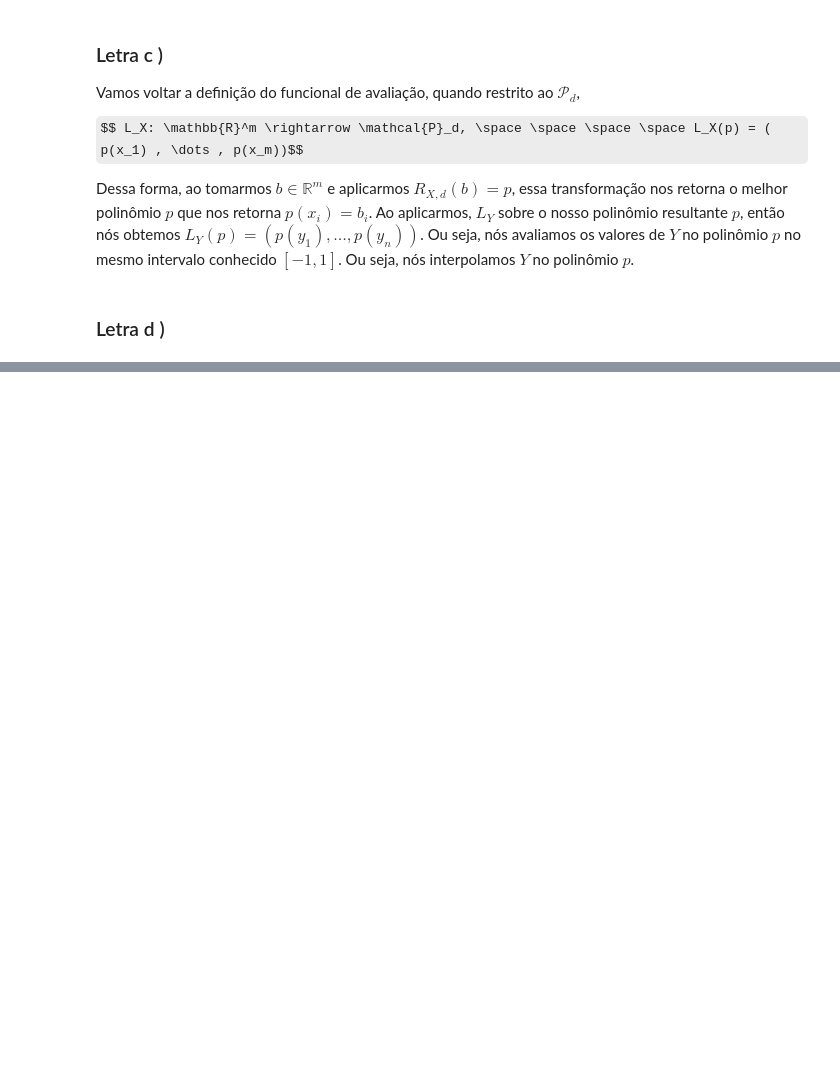
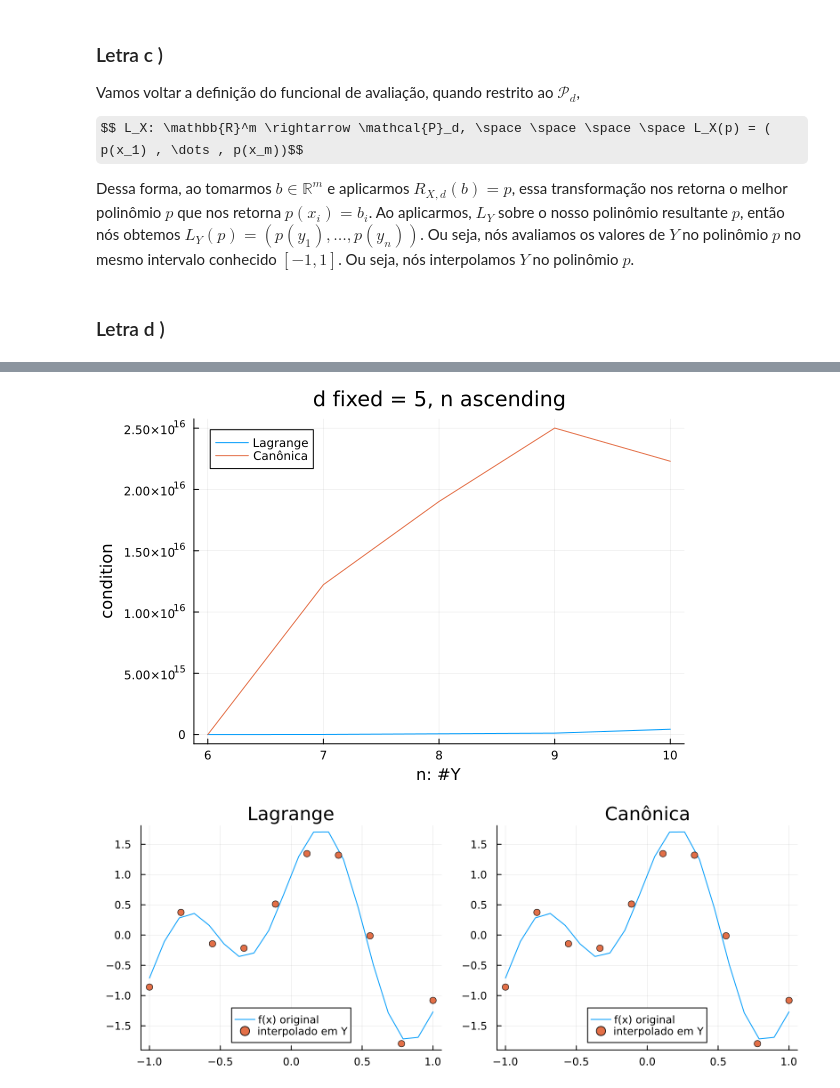
Before and after one commit to davi-dressler/polinomios_interpoladores, a Jupyter notebook: polinomios_interpoladores.ipynb, the cells around one changed output, grey strips where cells are left out. Cells and saved outputs as stored; diff of their text form; code cells hidden in the pictures; some formulas as TeX source; blank space fills up the shorter version.

```diff
--- a/polinomios_interpoladores.ipynb
+++ b/polinomios_interpoladores.ipynb
@@ -254,0 +392,6 @@ scatter!(Y, y_prev, label="interpolado em Y")
+# %%
+plot_condition_evaluated_bases(20, 10, 5, true, false)
+plot_interpolation(20, 10, 5)
+# %% [output]
+[figure, added]
+[figure, added]
```
Also changed, not shown: parts of 33 cells of this notebook.
